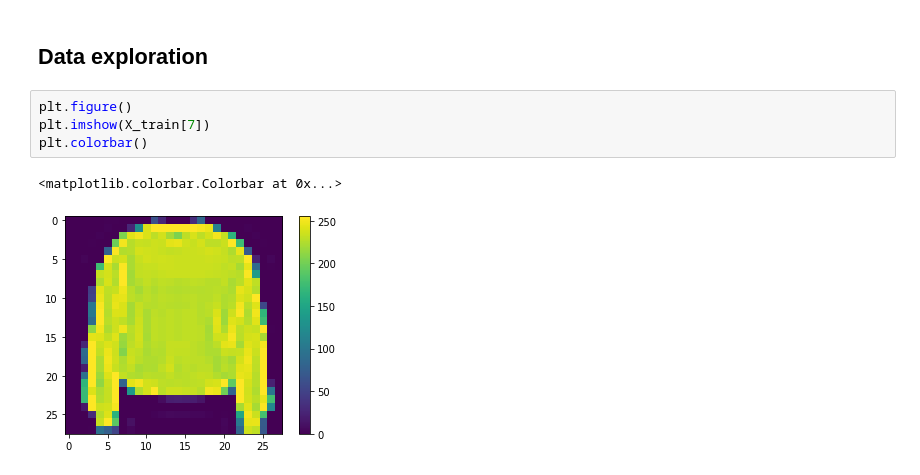
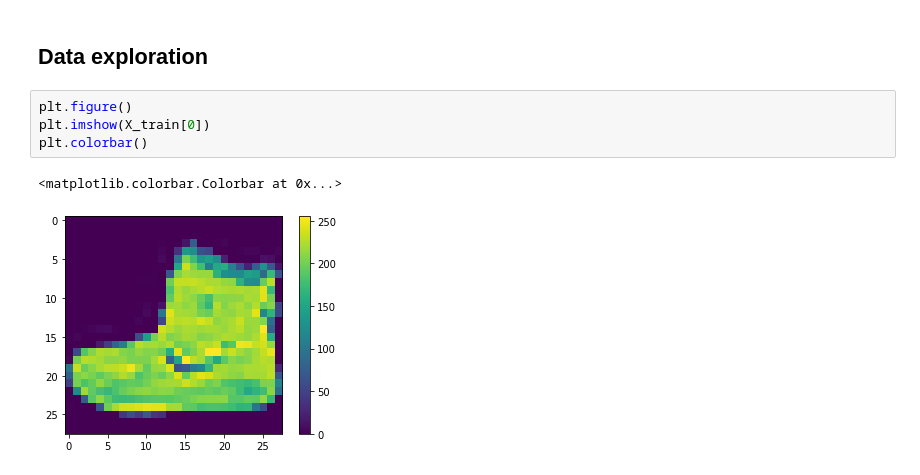
Before and after one commit to HunterKruger/DataScience, a Jupyter notebook: DeepLearning/FashionMnist(Image,multi,CNN).ipynb, the cells around one changed output. Cells and saved outputs as stored; diff of their text form.

```diff
--- a/DeepLearning/FashionMnist(Image,multi,CNN).ipynb
+++ b/DeepLearning/FashionMnist(Image,multi,CNN).ipynb
@@ -29,8 +27,8 @@ class_names = ['T-shirt/top','Trouser','Pullover','Dress','Coat','Sandal','Shirt
 ## Data exploration
 # %%
 plt.figure()
-plt.imshow(X_train[7])
+plt.imshow(X_train[0])
 plt.colorbar()
 # %% [output]
 <matplotlib.colorbar.Colorbar at 0x...>
-[figure, old version]
+[figure, new version]
```
Also changed, not shown: parts of 40 cells of this notebook, 10 other files.
